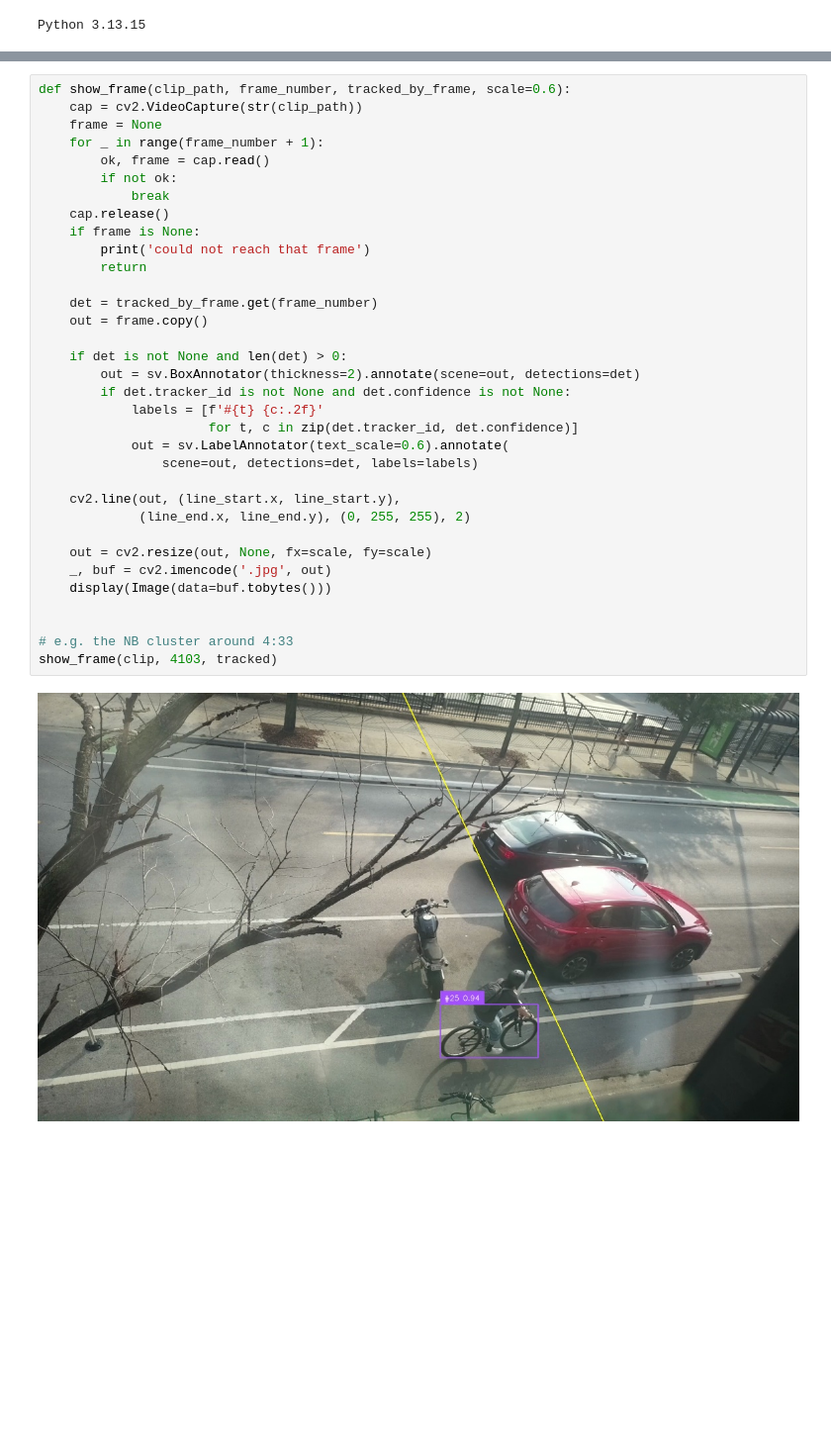
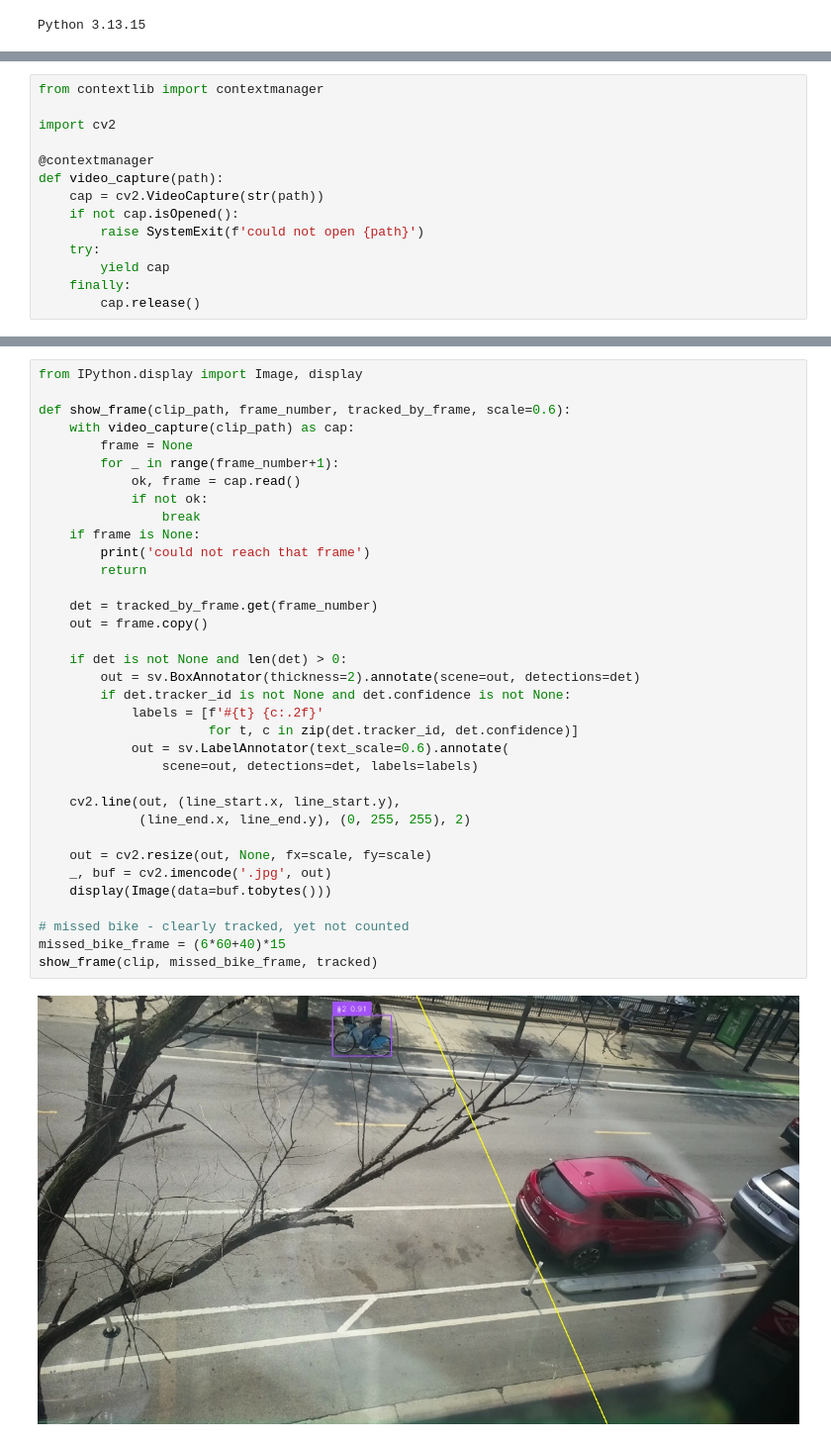
Before and after one commit to alabbott/bikecounter, a Jupyter notebook: count_bikes.ipynb, the cells around one changed output, grey strips where cells are left out. Shown at 99% size. Saved outputs shown, nothing was run; the diff lists cells and outputs as text; blank space fills up the shorter version.

Commit message:
Changed tracker to ByteTrackTrackers in trackers library and added notes to count_bikes.ipynb

```diff
--- a/count_bikes.ipynb
+++ b/count_bikes.ipynb
@@ -44,0 +82,14 @@ loaded alan-l-abbott-gmail-com/bikecounter-2-rfdetr-small-t1
+# %%
+from contextlib import contextmanager
+
+import cv2
+
+@contextmanager
+def video_capture(path):
+    cap = cv2.VideoCapture(str(path))
+    if not cap.isOpened():
+        raise SystemExit(f'could not open {path}')
+    try:
+        yield cap
+    finally:
+        cap.release()
@@ -299,36 +395,37 @@ wrote clip_20260812_170115_annotated.mp4
 # %%
+from IPython.display import Image, display
+
 def show_frame(clip_path, frame_number, tracked_by_frame, scale=0.6):
-    cap = cv2.VideoCapture(str(clip_path))
-    frame = None
-    for _ in range(frame_number + 1):
-        ok, frame = cap.read()
-        if not ok:
-            break
-    cap.release()
+    with video_capture(clip_path) as cap:
+        frame = None
+        for _ in range(frame_number+1):
+            ok, frame = cap.read()
+            if not ok:
+                break
     if frame is None:
         print('could not reach that frame')
         return
 
     det = tracked_by_frame.get(frame_number)
     out = frame.copy()
 
     if det is not None and len(det) > 0:
         out = sv.BoxAnnotator(thickness=2).annotate(scene=out, detections=det)
         if det.tracker_id is not None and det.confidence is not None:
             labels = [f'#{t} {c:.2f}'
                       for t, c in zip(det.tracker_id, det.confidence)]
             out = sv.LabelAnnotator(text_scale=0.6).annotate(
                 scene=out, detections=det, labels=labels)
 
     cv2.line(out, (line_start.x, line_start.y),
              (line_end.x, line_end.y), (0, 255, 255), 2)
 
     out = cv2.resize(out, None, fx=scale, fy=scale)
     _, buf = cv2.imencode('.jpg', out)
     display(Image(data=buf.tobytes()))
 
-
-# e.g. the NB cluster around 4:33
-show_frame(clip, 4103, tracked)
+# missed bike - clearly tracked, yet not counted
+missed_bike_frame = (6*60+40)*15
+show_frame(clip, missed_bike_frame, tracked)
 # %% [output]
-[figure, old version]
+[figure, new version]
```
Also changed, not shown: parts of 25 cells of this notebook, 3 other files.
